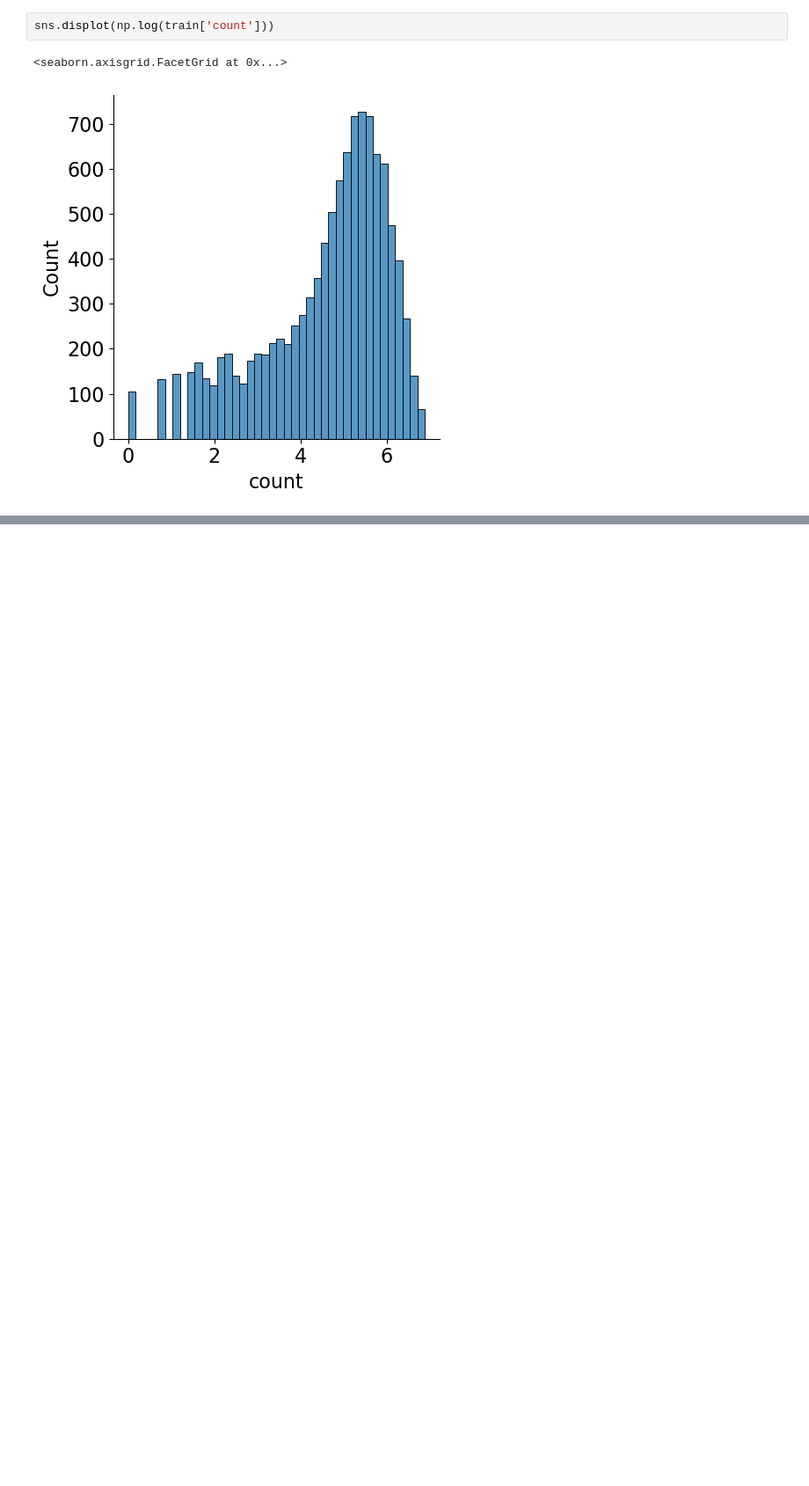
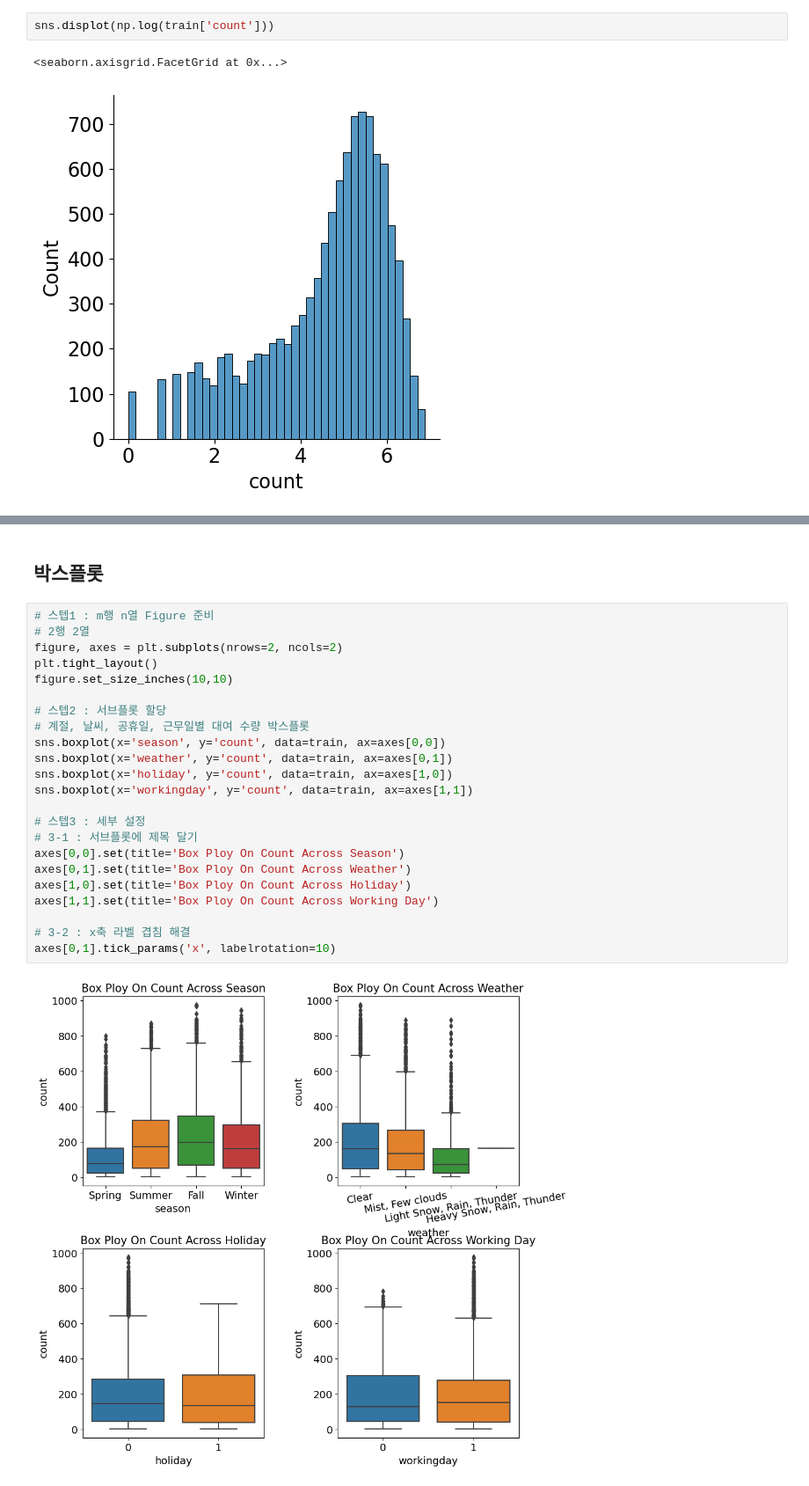
Before and after one commit to justin-kim3000/DL_Kaggle, a Jupyter notebook: Kaggle/ML/bike_sharing_demand/ML_bike.ipynb, the cells around one changed output, grey strips where cells are left out. Shown at 88% size. Cells and saved outputs as stored; diff of their text form; blank space fills up the shorter version.

```diff
--- a/Kaggle/ML/bike_sharing_demand/ML_bike.ipynb
+++ b/Kaggle/ML/bike_sharing_demand/ML_bike.ipynb
@@ -197,0 +249,27 @@ sns.displot(np.log(train['count']))
+# %% [markdown]
+## 박스플롯
+# %%
+# 스텝1 : m행 n열 Figure 준비
+# 2행 2열
+figure, axes = plt.subplots(nrows=2, ncols=2)
+plt.tight_layout()
+figure.set_size_inches(10,10)
+
+# 스텝2 : 서브플롯 할당
+# 계절, 날씨, 공휴일, 근무일별 대여 수량 박스플롯
+sns.boxplot(x='season', y='count', data=train, ax=axes[0,0])
+sns.boxplot(x='weather', y='count', data=train, ax=axes[0,1])
+sns.boxplot(x='holiday', y='count', data=train, ax=axes[1,0])
+sns.boxplot(x='workingday', y='count', data=train, ax=axes[1,1])
+
+# 스텝3 : 세부 설정
+# 3-1 : 서브플롯에 제목 달기
+axes[0,0].set(title='Box Ploy On Count Across Season')
+axes[0,1].set(title='Box Ploy On Count Across Weather')
+axes[1,0].set(title='Box Ploy On Count Across Holiday')
+axes[1,1].set(title='Box Ploy On Count Across Working Day')
+
+# 3-2 : x축 라벨 겹침 해결
+axes[0,1].tick_params('x', labelrotation=10)
+# %% [output]
+[figure, added]
```
Also changed, not shown: parts of 3 cells of this notebook.
